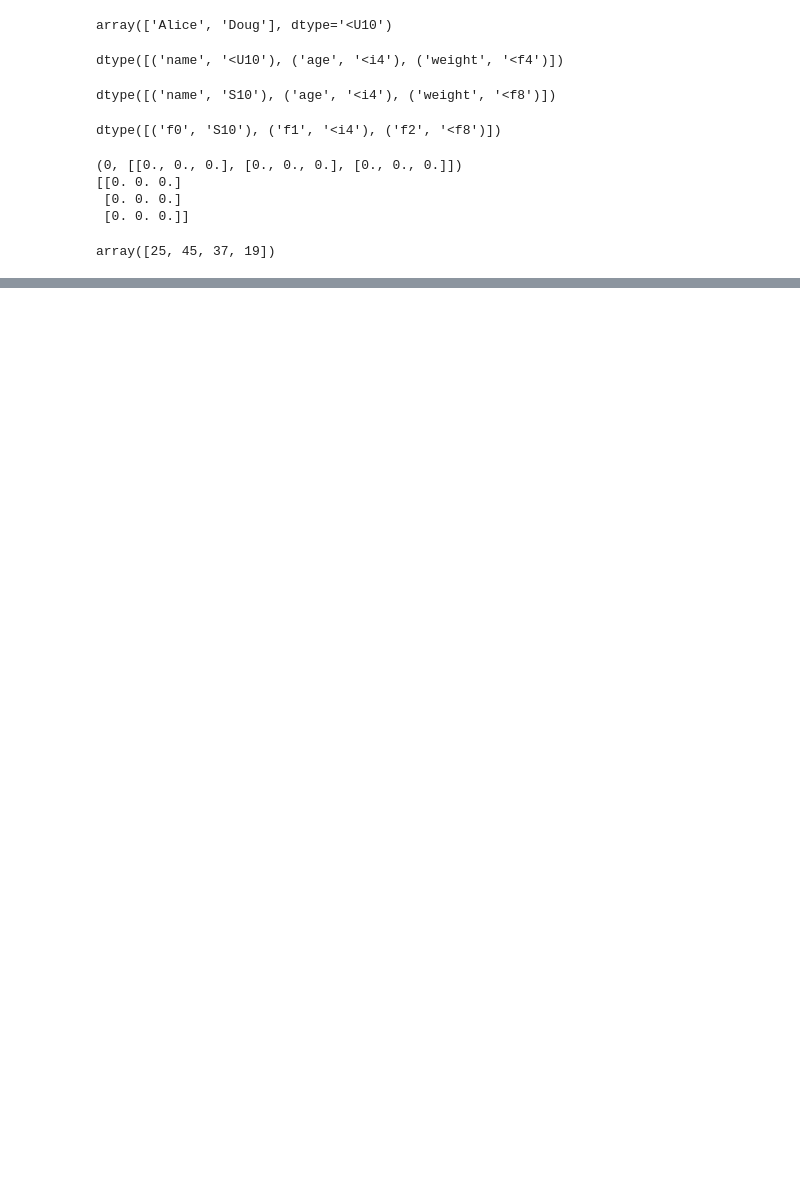
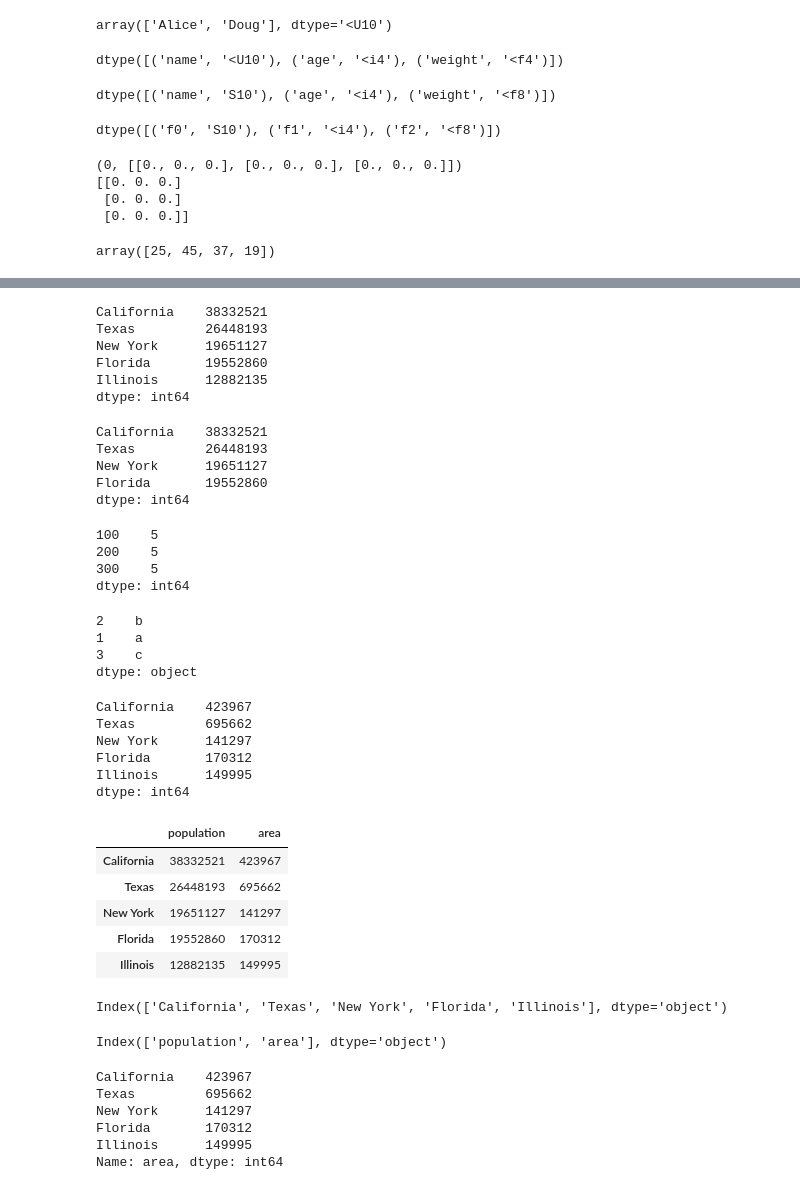
Before and after one commit to NeutrinoZh/python-and-statistics, a Jupyter notebook: NumPy/basic.ipynb, the cells around one changed output, grey strips where cells are left out. Saved outputs shown, nothing was run; the diff lists cells and outputs as text; code cells hidden in the pictures; blank space fills up the shorter version.

```diff
--- a/NumPy/basic.ipynb
+++ b/NumPy/basic.ipynb
@@ -817,0 +859,78 @@ array([25, 45, 37, 19])
+# %%
+population_dict = {
+    'California': 38332521,
+    'Texas': 26448193,
+    'New York': 19651127,
+    'Florida': 19552860,
+    'Illinois': 12882135
+}
+population = pd.Series(population_dict)
+population
+# %% [output]
+California    38332521
+Texas         26448193
+New York      19651127
+Florida       19552860
+Illinois      12882135
+dtype: int64
+# %%
+population['California':'Florida']
+# %% [output]
+California    38332521
+Texas         26448193
+New York      19651127
+Florida       19552860
+dtype: int64
+# %%
+pd.Series(5, index=[100, 200, 300])
+# %% [output]
+100    5
+200    5
+300    5
+dtype: int64
+# %%
+pd.Series({2:'b', 1:'a', 3:'c'})
+# %% [output]
+2    b
+1    a
+3    c
+dtype: object
+# %%
+area_dict = {'California': 423967, 'Texas': 695662, 'New York': 141297,
+             'Florida': 170312, 'Illinois': 149995}
+area = pd.Series(area_dict)
+area
+# %% [output]
+California    423967
+Texas         695662
+New York      141297
+Florida       170312
+Illinois      149995
+dtype: int64
+# %%
+states = pd.DataFrame({'population': population, 'area': area})
+states
+# %% [output]
+|  | population | area |
+| California | 38332521 | 423967 |
+| Texas | 26448193 | 695662 |
+| New York | 19651127 | 141297 |
+| Florida | 19552860 | 170312 |
+| Illinois | 12882135 | 149995 |
+# %%
+states.index
+# %% [output]
+Index(['California', 'Texas', 'New York', 'Florida', 'Illinois'], dtype='object')
+# %%
+states.columns
+# %% [output]
+Index(['population', 'area'], dtype='object')
+# %%
+states['area']
+# %% [output]
+California    423967
+Texas         695662
+New York      141297
+Florida       170312
+Illinois      149995
+Name: area, dtype: int64
```
Also changed, not shown: parts of 17 cells of this notebook.
